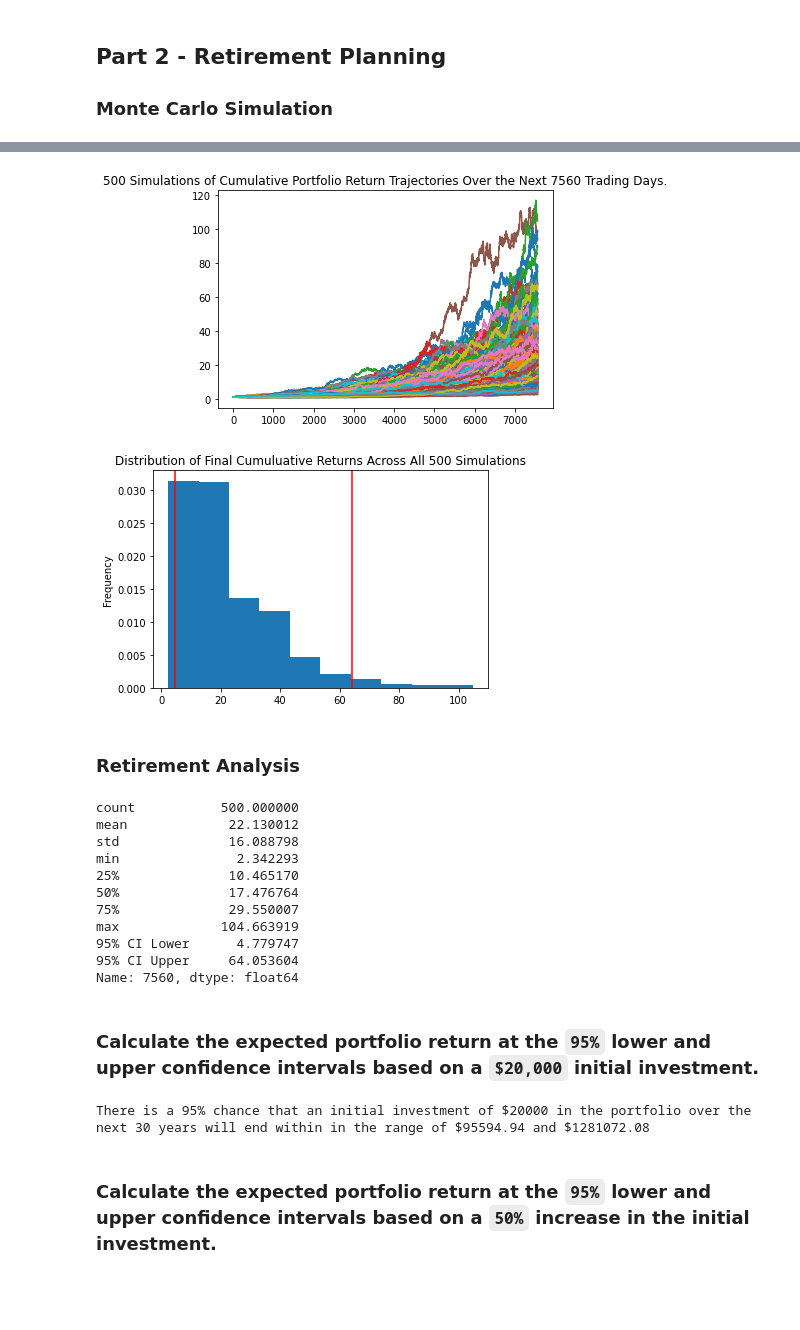
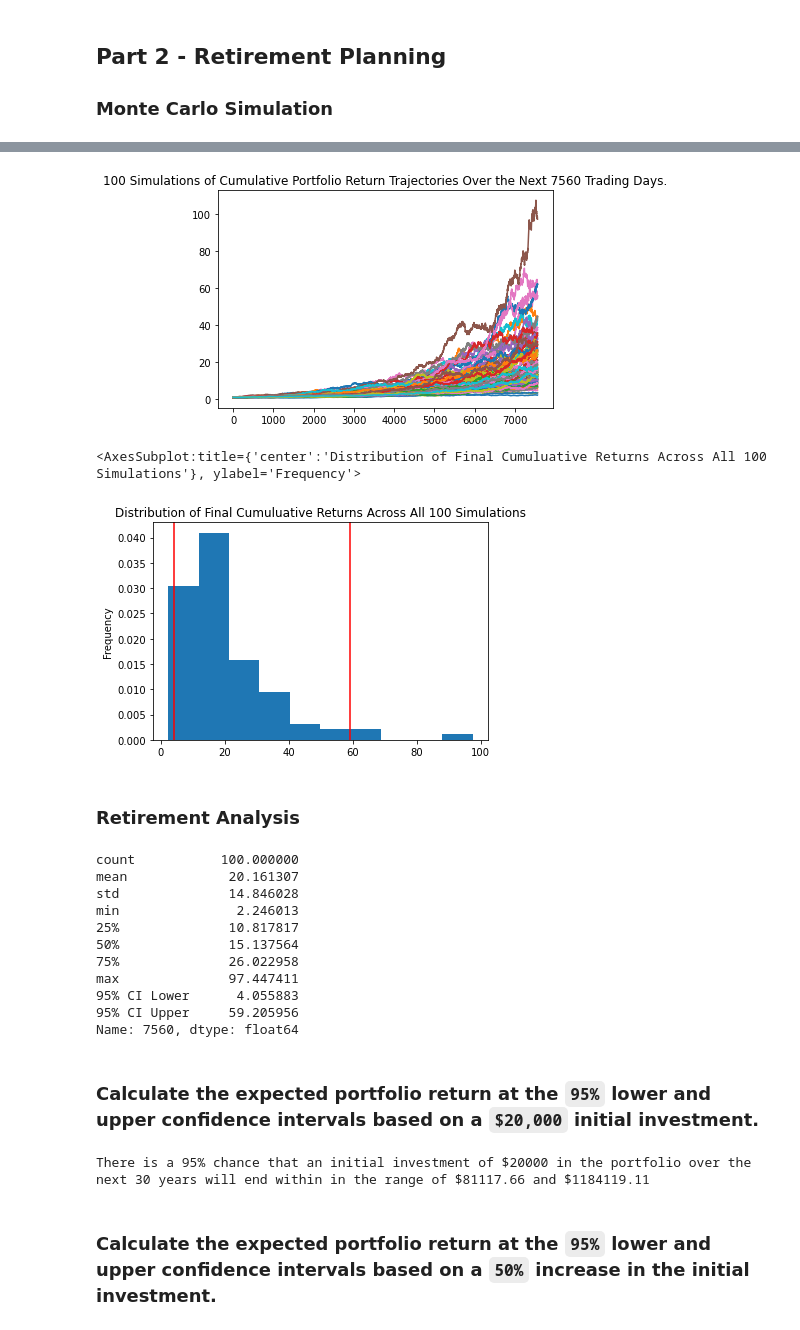
Before and after one commit to majikthise911/API_Financial_Planner, a Jupyter notebook: financial_planner/Instructions/Starter_Code/financial-planner copy.ipynb, the cells around one changed output, grey strips where cells are left out. Drawn from its saved outputs; the diff is of its cells as text; code cells hidden in the pictures; blank space fills up the shorter version.

```diff
--- a/financial_planner/Instructions/Starter_Code/financial-planner copy.ipynb
+++ b/financial_planner/Instructions/Starter_Code/financial-planner copy.ipynb
@@ -241,0 +219,21 @@ df_stock_data.head()
+# %%
+# Get 5 years' worth of historical data for SPY and AGG
+df_stock_history = alpaca.get_bars( #get the current closing prices for the stocks in the portfolio
+    tickers,
+    timeframe,
+    start = start_date,
+    end = end_date,
+).df
+
+# Reorganize the DataFrame
+# Separate ticker data
+# Reorganize the DataFrame
+# Separate ticker data
+AGG = df_stock_history[df_stock_history['symbol']=='AGG'].drop('symbol', axis=1) # drop the ticker column from the dataframe and assign it to a new variable
+SPY = df_stock_history[df_stock_history['symbol']=='SPY'].drop('symbol', axis=1) # drop the ticker column and rename the column
+
+# Concatenate the ticker DataFrames
+df_stock_history = pd.concat([AGG, SPY], axis = 1, keys=['AGG', 'SPY'])
+
+# Display sample data
+df_stock_history.head()
@@ -241,0 +249,8 @@ df_stock_data.head()
+# %%
+# Configuring a Monte Carlo simulation to forecast 30 years cumulative returns
+MC_fiveyear = MCSimulation(
+    portfolio_data = df_stock_history,
+    weights= [.4, .6],
+    num_simulation = 100,
+    num_trading_days= 252*30,
+)
@@ -291,32 +296,33 @@ Running Monte Carlo simulation number 490.
 # %%
 # Plot simulation outcomes
-# YOUR CODE HERE!
+line_plot = MC_fiveyear.plot_simulation()
 # %% [output]
-[figure, old version]
+[figure, new version]
 # %%
 # Plot probability distribution and confidence intervals
-# YOUR CODE HERE!
+MC_fiveyear.plot_distribution()
 # %% [output]
+<AxesSubplot:title={'center':'Distribution of Final Cumuluative Returns Across All 100 Simulations'}, ylabel='Frequency'>
-[figure, old version]
+[figure, new version]
 # %% [markdown]
 ### Retirement Analysis
 # %%
 # Fetch summary statistics from the Monte Carlo simulation results
-# YOUR CODE HERE!
+mc_summary = MC_fiveyear.summarize_cumulative_return()
 
 # Print summary statistics
-# YOUR CODE HERE!
+mc_summary
 # %% [output]
-count           500.000000
-mean             22.130012
-std              16.088798
-min               2.342293
-25%              10.465170
-50%              17.476764
-75%              29.550007
-max             104.663919
-95% CI Lower      4.779747
-95% CI Upper     64.053604
+count           100.000000
+mean             20.161307
+std              14.846028
+min               2.246013
+25%              10.817817
+50%              15.137564
+75%              26.022958
+max              97.447411
+95% CI Lower      4.055883
+95% CI Upper     59.205956
 Name: 7560, dtype: float64
 # %% [markdown]
 ### Calculate the expected portfolio return at the `95%` lower and upper confidence intervals based on a `$20,000` initial investment.
@@ -325,14 +331,15 @@ Name: 7560, dtype: float64
 initial_investment = 20000
 
 # Use the lower and upper `95%` confidence intervals to calculate the range of the possible outcomes of our $20,000
-# YOUR CODE HERE!
+ci_upper = round(mc_summary[9]*initial_investment, 2)
+ci_lower = round(mc_summary[8]*initial_investment, 2)
 
 # Print results
 print(f"There is a 95% chance that an initial investment of ${initial_investment} in the portfolio"
       f" over the next 30 years will end within in the range of"
       f" ${ci_lower} and ${ci_upper}")
 # %% [output]
-There is a 95% chance that an initial investment of $20000 in the portfolio over the next 30 years will end within in the range of $95594.94 and $1281072.08
+There is a 95% chance that an initial investment of $20000 in the portfolio over the next 30 years will end within in the range of $81117.66 and $1184119.11
 # %% [markdown]
 ### Calculate the expected portfolio return at the `95%` lower and upper confidence intervals based on a `50%` increase in the initial investment.
 # %%
```
Also changed, not shown: parts of 16 cells of this notebook.
